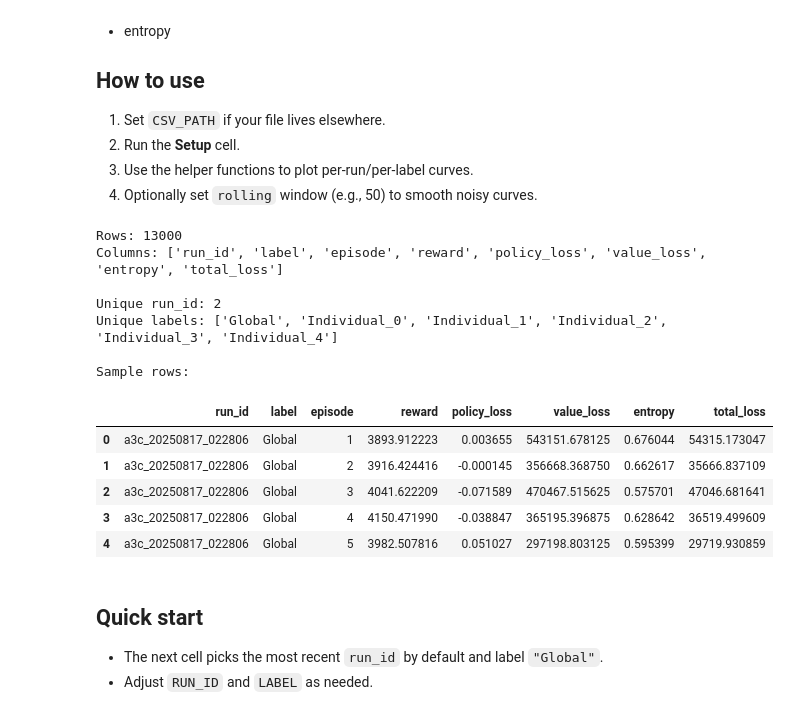
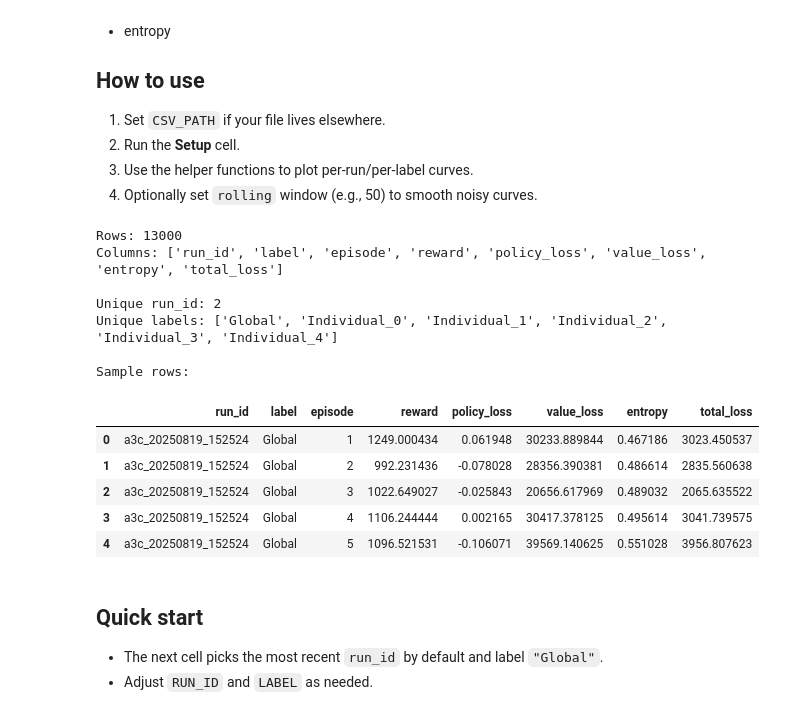
Before and after one commit to crazytb/uav_a3c, a Jupyter notebook: main_training_metrics_analysis.ipynb, the cells around one changed output. Drawn from its saved outputs; the diff is of its cells as text; code cells hidden in the pictures.

```diff
--- a/main_training_metrics_analysis.ipynb
+++ b/main_training_metrics_analysis.ipynb
@@ -14,41 +14,41 @@ This notebook loads `runs/all_training_metrics.csv` (the master log you created
 4. Optionally set `rolling` window (e.g., 50) to smooth noisy curves.
 # %%
 # === Setup ===
-stamp = "20250817_022806"
+stamp = "20250819_152524"
 CSV_PATH = f"runs/all_training_metrics_{stamp}.csv"  # change this if needed
 
 import pandas as pd
 import matplotlib.pyplot as plt
 from pathlib import Path
 from drl_framework import params
 
 # Load
 df = pd.read_csv(CSV_PATH)
 
 # Basic sanity check / peek
 print("Rows:", len(df))
 print("Columns:", list(df.columns))
 print("\nUnique run_id:", df['run_id'].nunique())
 print("Unique labels:", sorted(df['label'].unique()))
 print("\nSample rows:")
 display(df.head())
 
 # Sort for consistency
 df = df.sort_values(['run_id','label','episode']).reset_index(drop=True)
 # %% [output]
 Rows: 13000
 Columns: ['run_id', 'label', 'episode', 'reward', 'policy_loss', 'value_loss', 'entropy', 'total_loss']
 
 Unique run_id: 2
 Unique labels: ['Global', 'Individual_0', 'Individual_1', 'Individual_2', 'Individual_3', 'Individual_4']
 
 Sample rows:
 |  | run_id | label | episode | reward | policy_loss | value_loss | entropy | total_loss |
-| 0 | a3c_20250817_022806 | Global | 1 | 3893.912223 | 0.003655 | 543151.678125 | 0.676044 | 54315.173047 |
-| 1 | a3c_20250817_022806 | Global | 2 | 3916.424416 | -0.000145 | 356668.368750 | 0.662617 | 35666.837109 |
-| 2 | a3c_20250817_022806 | Global | 3 | 4041.622209 | -0.071589 | 470467.515625 | 0.575701 | 47046.681641 |
-| 3 | a3c_20250817_022806 | Global | 4 | 4150.471990 | -0.038847 | 365195.396875 | 0.628642 | 36519.499609 |
-| 4 | a3c_20250817_022806 | Global | 5 | 3982.507816 | 0.051027 | 297198.803125 | 0.595399 | 29719.930859 |
+| 0 | a3c_20250819_152524 | Global | 1 | 1249.000434 | 0.061948 | 30233.889844 | 0.467186 | 3023.450537 |
+| 1 | a3c_20250819_152524 | Global | 2 | 992.231436 | -0.078028 | 28356.390381 | 0.486614 | 2835.560638 |
+| 2 | a3c_20250819_152524 | Global | 3 | 1022.649027 | -0.025843 | 20656.617969 | 0.489032 | 2065.635522 |
+| 3 | a3c_20250819_152524 | Global | 4 | 1106.244444 | 0.002165 | 30417.378125 | 0.495614 | 3041.739575 |
+| 4 | a3c_20250819_152524 | Global | 5 | 1096.521531 | -0.106071 | 39569.140625 | 0.551028 | 3956.807623 |
 # %%
 # === Helpers ===
 def get_df(run_id=None, label=None):
```
Also changed, not shown: parts of 2 cells of this notebook, 51 other files.
